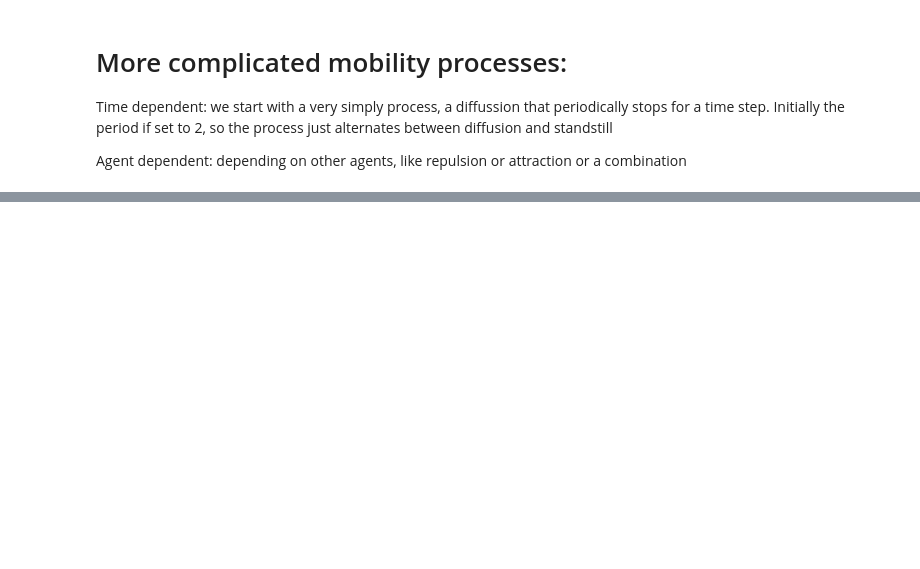
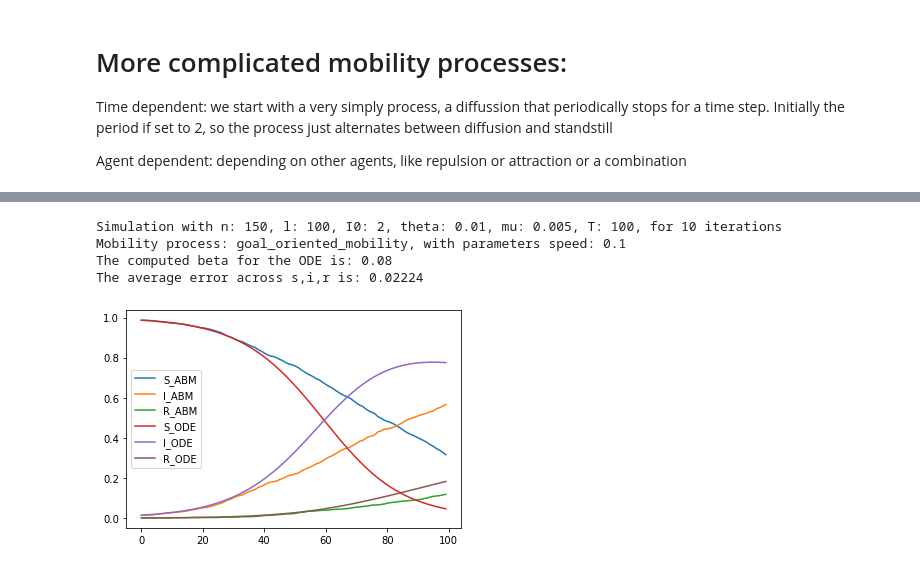
Before and after one commit to frankdfr96/Shared-Notebooks, a Jupyter notebook: ABM to ODE.ipynb, the cells around one changed output, grey strips where cells are left out. Saved outputs shown, nothing was run; the diff lists cells and outputs as text; code cells hidden in the pictures; blank space fills up the shorter version.

```diff
--- a/ABM to ODE.ipynb
+++ b/ABM to ODE.ipynb
@@ -452,3 +488,12 @@ The average error across s,i,r is: 0.00099
+# %%
+abm = ABM(n, I0, l, theta, mu, ci, mobility="goal_oriented_mobility", speed=0.1)
+print_experiment(*run_experiment(abm, 100, iterations))
+# %% [output]
+Simulation with n: 150, l: 100, I0: 2, theta: 0.01, mu: 0.005, T: 100, for 10 iterations
+Mobility process: goal_oriented_mobility, with parameters speed: 0.1
+The computed beta for the ODE is: 0.08
+The average error across s,i,r is: 0.02224
+[figure, added]
 # %%
 %matplotlib inline
 sigma = 5
```
Also changed, not shown: parts of 5 cells of this notebook.
